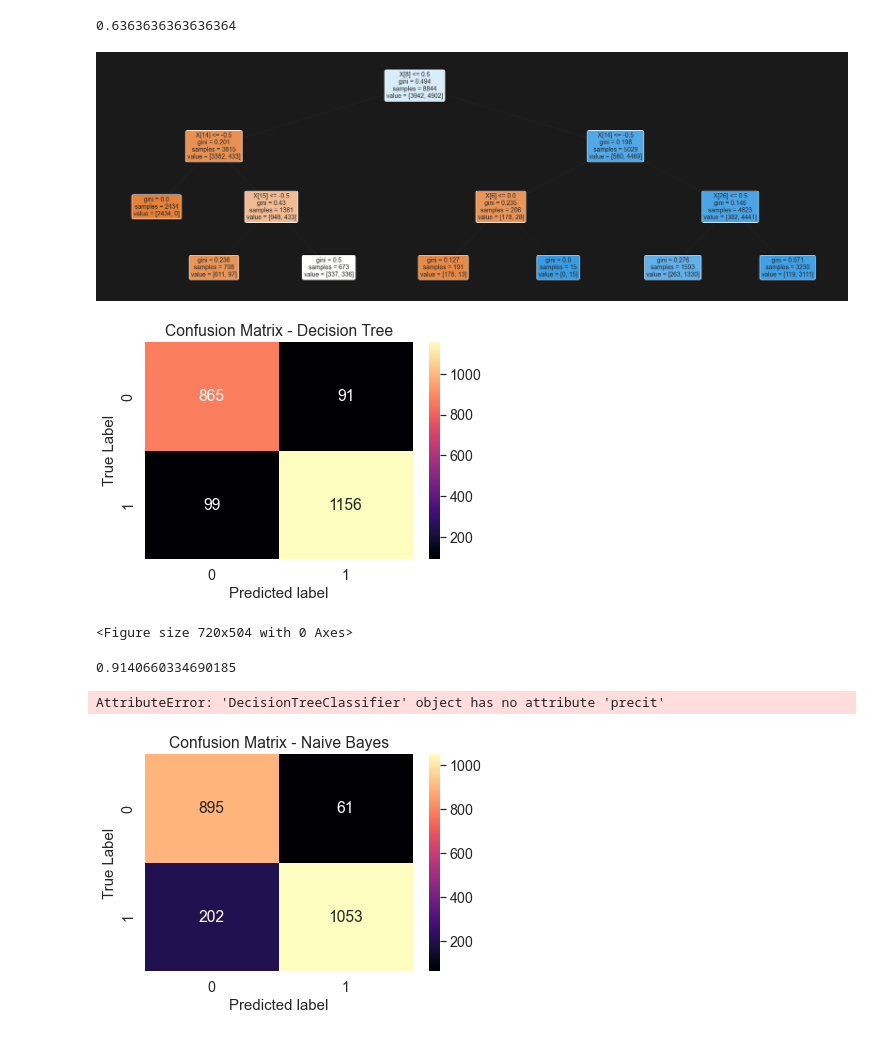
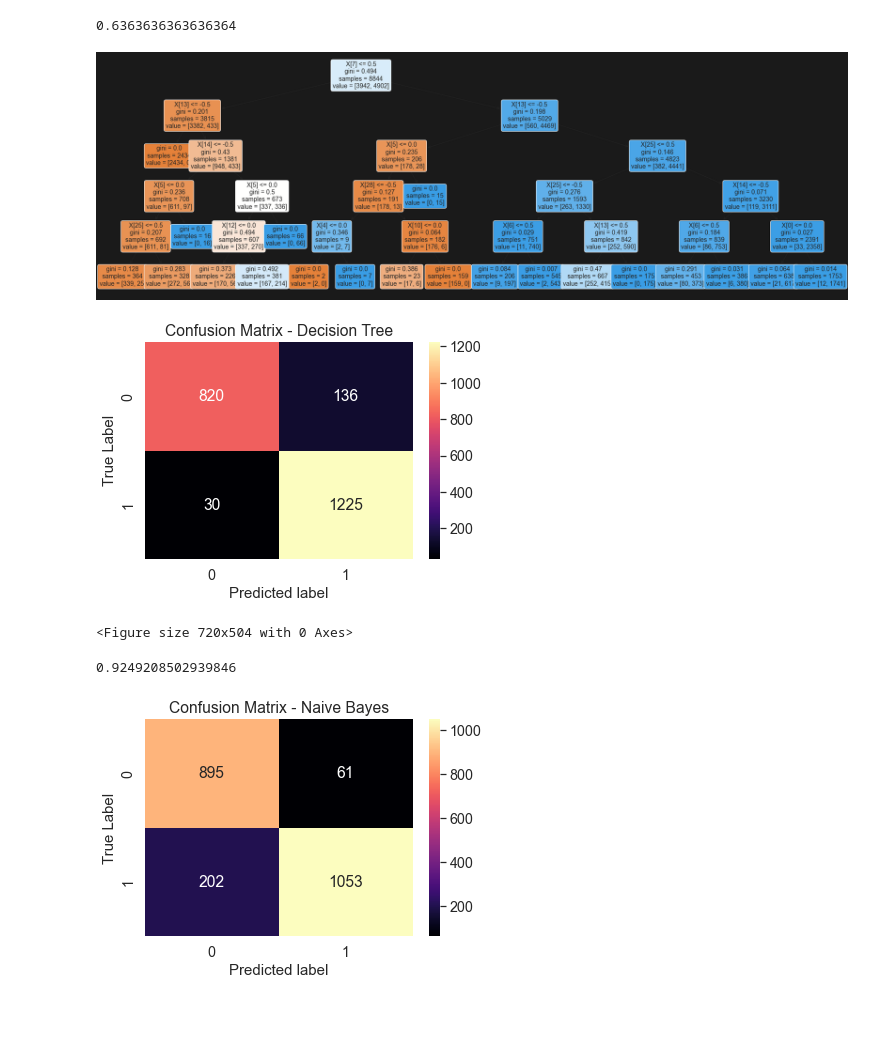
Before and after one commit to abhimanyu-atri/phishing-website-classifier, a Jupyter notebook: model.ipynb, the cells around one changed output. Cells and saved outputs as stored; diff of their text form; code cells hidden in the pictures.

```diff
--- a/model.ipynb
+++ b/model.ipynb
@@ -45,7 +46,7 @@ sns.heatmap(corr, mask=np.zeros_like(corr, dtype=bool),
 <AxesSubplot:>
 [figure]
 # %%
-X=df.iloc[:,:31]
+X=df.iloc[:,1:31]
 y=df.iloc[:,31]
 # %%
 X
@@ -108,17 +109,17 @@ knn.score(X_test, y_test)
 # %% [output]
 0.6363636363636364
 # %%
-clf = DecisionTreeClassifier(max_depth =3, random_state = 42)
+clf = DecisionTreeClassifier(max_depth =5, random_state = 42)
 clf.fit(X_train, y_train)
 plt.figure(figsize=(30,10), facecolor ='k')
 
 a = tree.plot_tree(clf,
     rounded = True,
     filled = True,
     fontsize=14)
 plt.show()
 # %% [output]
-[figure, old version]
+[figure, new version]
 # %%
 test_pred_decision_tree = clf.predict(X_test)
 confusion_matrix = metrics.confusion_matrix(y_test,test_pred_decision_tree)
@@ -133,13 +134,9 @@ ax.set_ylabel("True Label", fontsize=15)
 plt.show()
 print(accuracy_score(y_test,test_pred_decision_tree))
 # %% [output]
-[figure, old version]
+[figure, new version]
 <Figure size 720x504 with 0 Axes>
-0.9140660334690185
+0.9249208502939846
-# %%
-clf.precit([])
-# %% [output]
-AttributeError: 'DecisionTreeClassifier' object has no attribute 'precit'
 # %%
 gnb = GaussianNB()
 gnb.fit(X_train, y_train)
```
Also changed, not shown: parts of 3 cells of this notebook, 3 other files.
